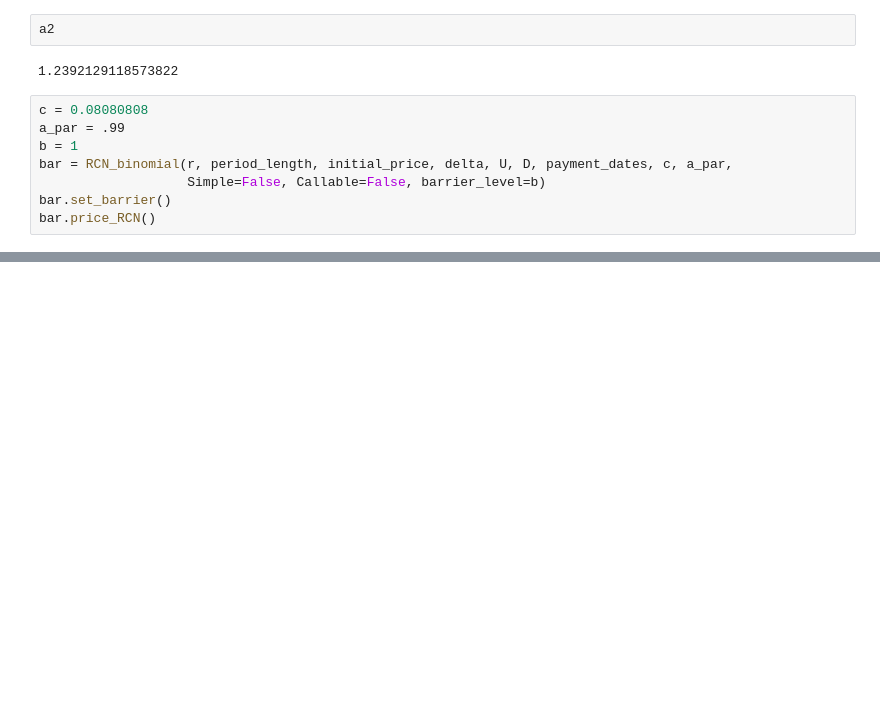
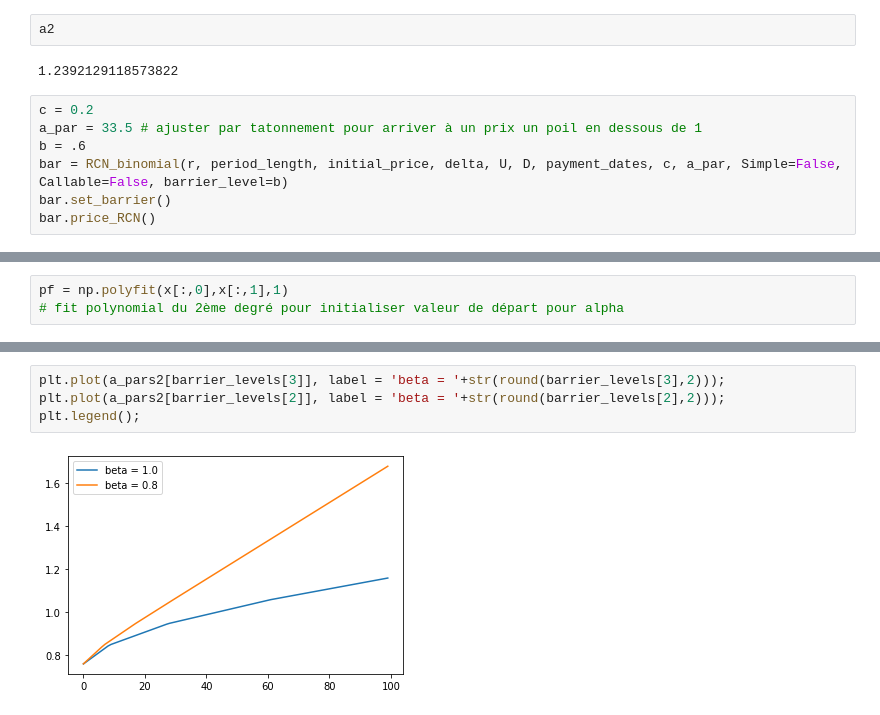
Before and after one commit to dexdx/Derivatives_Project, a Jupyter notebook: part_5.ipynb, the cells around one changed output, grey strips where cells are left out. Drawn from its saved outputs; the diff is of its cells as text; blank space fills up the shorter version.

```diff
--- a/part_5.ipynb
+++ b/part_5.ipynb
@@ -216,11 +216,10 @@ a2
 # %% [output]
 1.2392129118573822
 # %%
-c = 0.08080808
-a_par = .99
-b = 1
-bar = RCN_binomial(r, period_length, initial_price, delta, U, D, payment_dates, c, a_par,
-                   Simple=False, Callable=False, barrier_level=b)
+c = 0.2
+a_par = 33.5 # ajuster par tatonnement pour arriver à un prix un poil en dessous de 1
+b = .6
+bar = RCN_binomial(r, period_length, initial_price, delta, U, D, payment_dates, c, a_par, Simple=False, Callable=False, barrier_level=b)
 bar.set_barrier()
 bar.price_RCN()
 # %% [output]
@@ -260,0 +238,3 @@ a_par
+# %%
+pf = np.polyfit(x[:,0],x[:,1],1)
+# fit polynomial du 2ème degré pour initialiser valeur de départ pour alpha
@@ -309,0 +295,6 @@ plt.plot(a_pars2[0.6000000000000001])
+# %%
+plt.plot(a_pars2[barrier_levels[3]], label = 'beta = '+str(round(barrier_levels[3],2)));
+plt.plot(a_pars2[barrier_levels[2]], label = 'beta = '+str(round(barrier_levels[2],2)));
+plt.legend();
+# %% [output]
+[figure, added]
```
Also changed, not shown: parts of 11 cells of this notebook.
